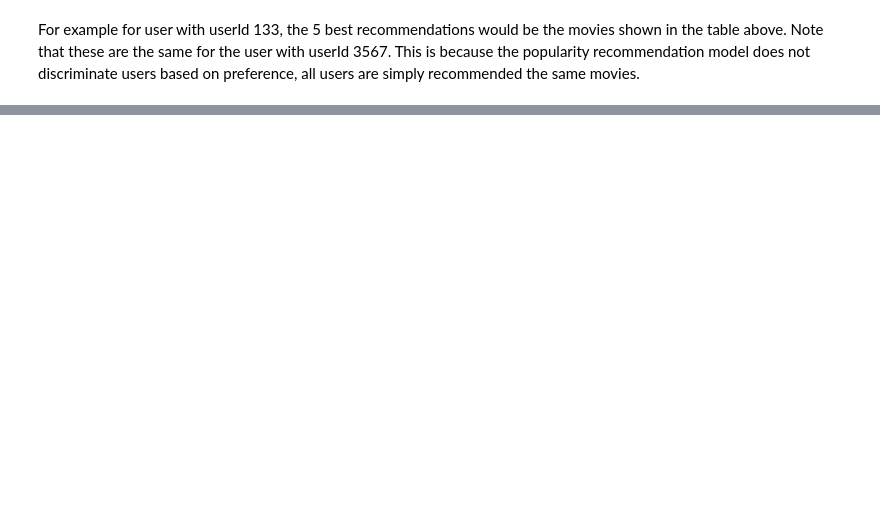
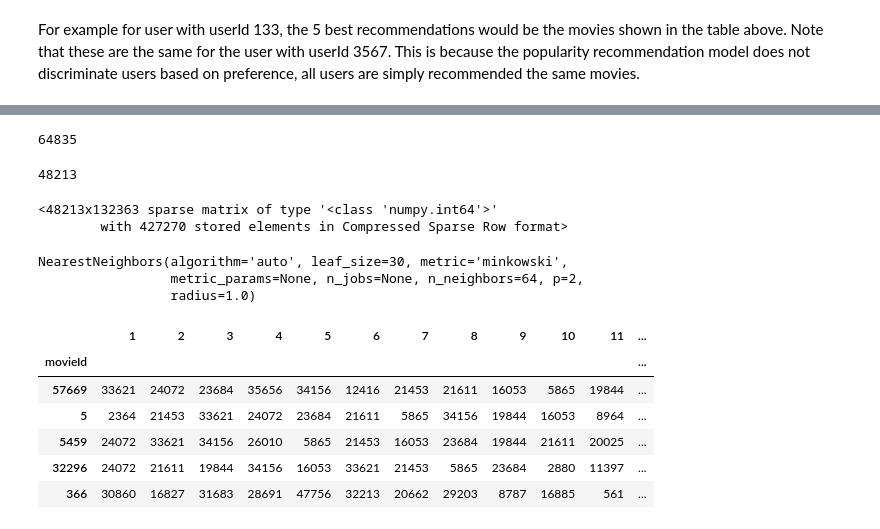
Before and after one commit to titusndondo/unsupervised-predict-streamlit-template, a Jupyter notebook: predict_deliverables/basemodel.ipynb, the cells around one changed output, grey strips where cells are left out. Drawn from its saved outputs; the diff is of its cells as text; code cells hidden in the pictures; blank space fills up the shorter version.

```diff
--- a/predict_deliverables/basemodel.ipynb
+++ b/predict_deliverables/basemodel.ipynb
@@ -171,0 +237,4 @@ For example for user with userId 133, the 5 best recommendations would be the mo
+# %%
+item_data['movieId'].nunique()
+# %% [output]
+64835
@@ -171,0 +248,15 @@ For example for user with userId 133, the 5 best recommendations would be the mo
+# %%
+item_data['movieId'].nunique()
+# %% [output]
+48213
+# %%
+item_data = item_data.reset_index().drop('index', axis = 1)
+# %%
+from sklearn.feature_extraction.text import CountVectorizer
+
+vec = CountVectorizer()
+text_matrix = vec.fit_transform(item_data['text'])
+text_matrix
+# %% [output]
+<48213x132363 sparse matrix of type '<class 'numpy.int64'>'
+        with 427270 stored elements in Compressed Sparse Row format>
@@ -171,0 +265,23 @@ For example for user with userId 133, the 5 best recommendations would be the mo
+# %%
+number_of_neighbors = 64
+knn = NearestNeighbors(n_neighbors = number_of_neighbors)
+knn.fit(text_matrix)
+# %% [output]
+NearestNeighbors(algorithm='auto', leaf_size=30, metric='minkowski',
+                 metric_params=None, n_jobs=None, n_neighbors=64, p=2,
+                 radius=1.0)
+# %%
+similarity = knn.kneighbors(text_matrix, n_neighbors = number_of_neighbors + 1)
+# %%
+neighbors = similarity[1]
+sim_data = pd.DataFrame(neighbors, index = item_data['movieId'])
+sim_data.drop(0, axis = 1, inplace = True)
+sim_data.head(5)
+# %% [output]
+|  | 1 | 2 | 3 | 4 | 5 | 6 | 7 | 8 | 9 | 10 | 11 | ... |
+| movieId |  |  |  |  |  |  |  |  |  |  |  | ... |
+| 57669 | 33621 | 24072 | 23684 | 35656 | 34156 | 12416 | 21453 | 21611 | 16053 | 5865 | 19844 | ... |
+| 5 | 2364 | 21453 | 33621 | 24072 | 23684 | 21611 | 5865 | 34156 | 19844 | 16053 | 8964 | ... |
+| 5459 | 24072 | 33621 | 34156 | 26010 | 5865 | 21453 | 16053 | 23684 | 19844 | 21611 | 20025 | ... |
+| 32296 | 24072 | 21611 | 19844 | 34156 | 16053 | 33621 | 21453 | 5865 | 23684 | 2880 | 11397 | ... |
+| 366 | 30860 | 16827 | 31683 | 28691 | 47756 | 32213 | 20662 | 29203 | 8787 | 16885 | 561 | ... |
```
Also changed, not shown: parts of 23 cells of this notebook.
